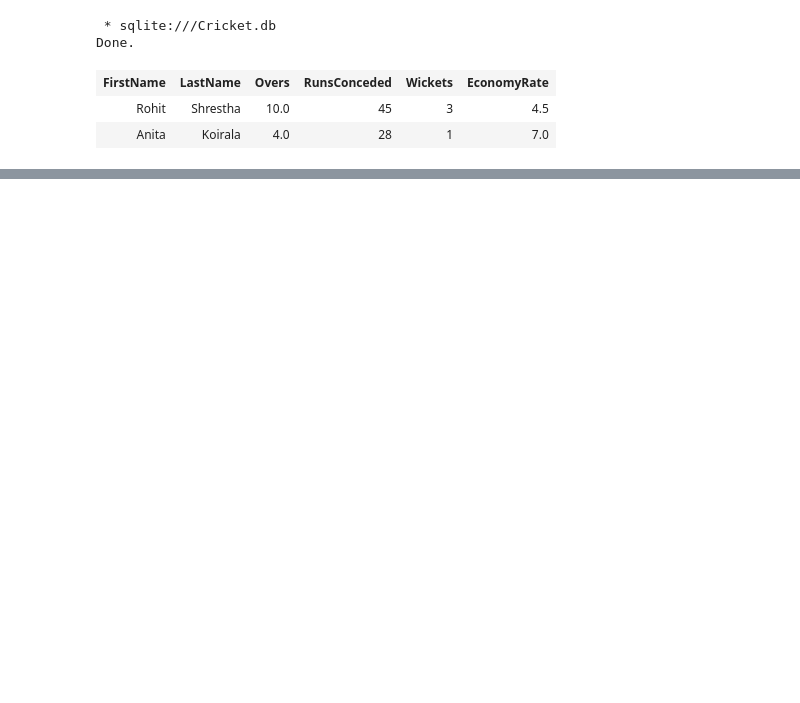
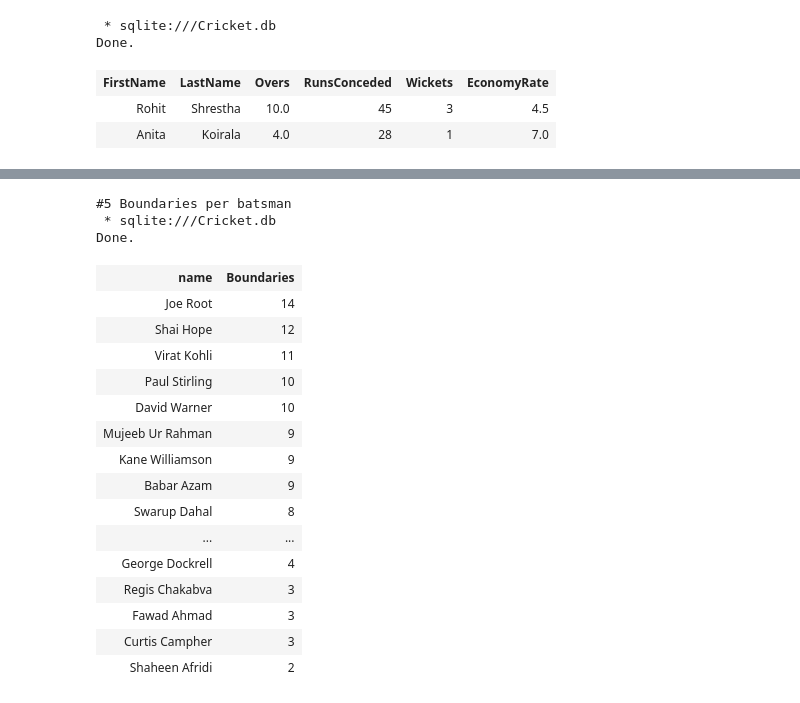
Before and after one commit to swarrup17/InternSQL, a Jupyter notebook: sqlpractice.ipynb, the cells around one changed output, grey strips where cells are left out. Cells and saved outputs as stored; diff of their text form; code cells hidden in the pictures; blank space fills up the shorter version.

```diff
--- a/sqlpractice.ipynb
+++ b/sqlpractice.ipynb
@@ -899,0 +870,26 @@ ADD COLUMN WinBy VARCHAR(50);]
+# %%
+# 5. Number of boundaries (fours + sixes) per batsman
+print("\n#5 Boundaries per batsman")
+%sql SELECT p.FirstName || ' ' || p.LastName AS name, SUM(b.Fours + b.Sixes) AS Boundaries \
+     FROM players p JOIN battingstats b ON b.PlayerID = p.PlayerID \
+     GROUP BY name ORDER BY Boundaries DESC;
+# %% [output]
+#5 Boundaries per batsman
+ * sqlite:///Cricket.db
+Done.
+| name | Boundaries |
+| Joe Root | 14 |
+| Shai Hope | 12 |
+| Virat Kohli | 11 |
+| Paul Stirling | 10 |
+| David Warner | 10 |
+| Mujeeb Ur Rahman | 9 |
+| Kane Williamson | 9 |
+| Babar Azam | 9 |
+| Swarup Dahal | 8 |
+| ... | ... |
+| George Dockrell | 4 |
+| Regis Chakabva | 3 |
+| Fawad Ahmad | 3 |
+| Curtis Campher | 3 |
+| Shaheen Afridi | 2 |
```
Also changed, not shown: parts of 52 cells of this notebook, 2 other files.
